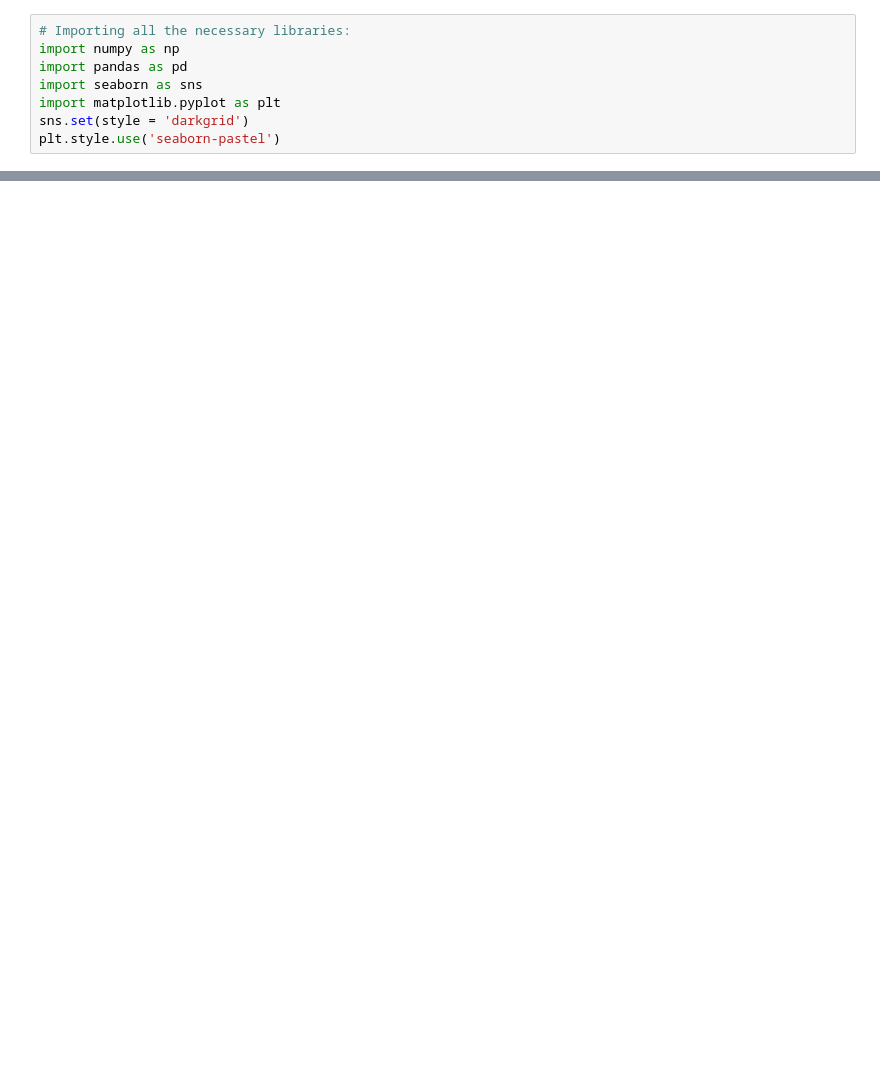
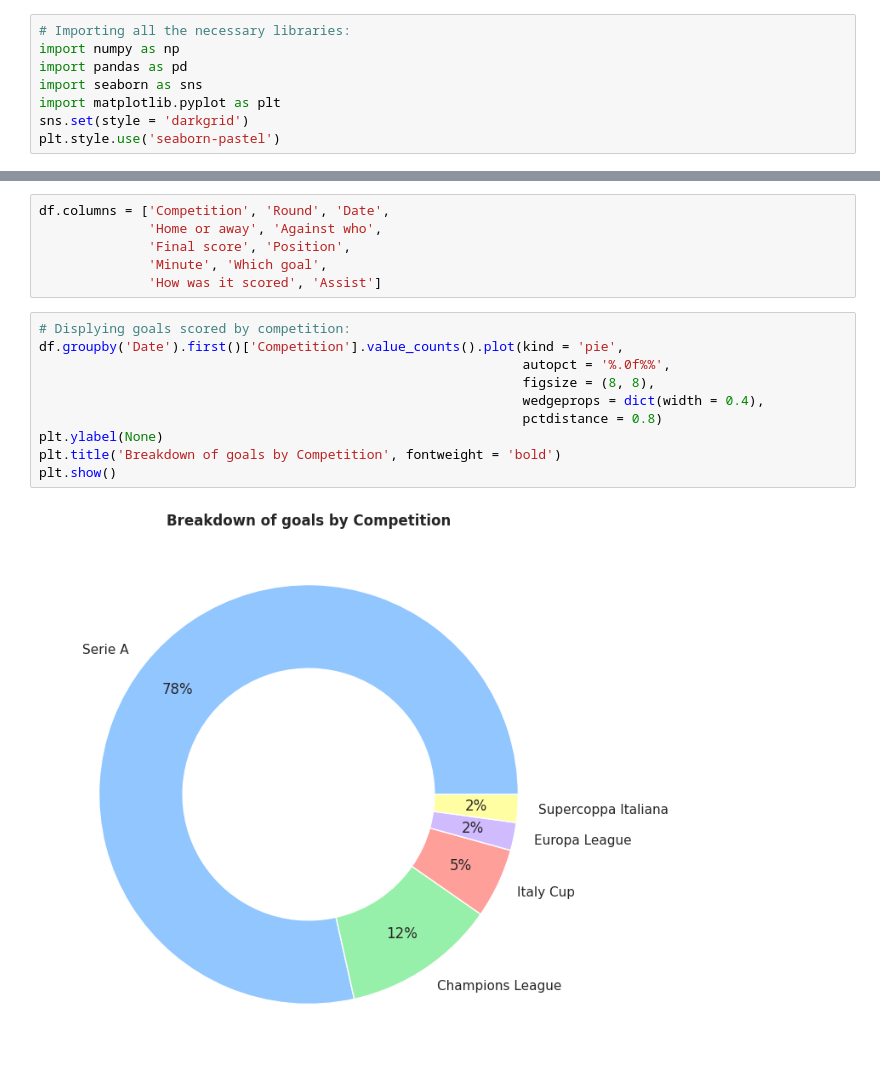
Before and after one commit to guilhermelaviola/GoalAnalysis, a Jupyter notebook: LautaroInterGoals.ipynb, the cells around one changed output, grey strips where cells are left out. Saved outputs shown, nothing was run; the diff lists cells and outputs as text; blank space fills up the shorter version.

```diff
--- a/LautaroInterGoals.ipynb
+++ b/LautaroInterGoals.ipynb
@@ -22,0 +40,18 @@ I extracted this data from Transfermarkt. It's not totally updated, since Toro s
+# %%
+df.columns = ['Competition', 'Round', 'Date',
+              'Home or away', 'Against who',
+              'Final score', 'Position',
+              'Minute', 'Which goal',
+              'How was it scored', 'Assist']
+# %%
+# Displying goals scored by competition:
+df.groupby('Date').first()['Competition'].value_counts().plot(kind = 'pie',
+                                                              autopct = '%.0f%%',
+                                                              figsize = (8, 8),
+                                                              wedgeprops = dict(width = 0.4),
+                                                              pctdistance = 0.8)
+plt.ylabel(None)
+plt.title('Breakdown of goals by Competition', fontweight = 'bold')
+plt.show()
+# %% [output]
+[figure, added]
```
Also changed, not shown: parts of 5 cells of this notebook.
